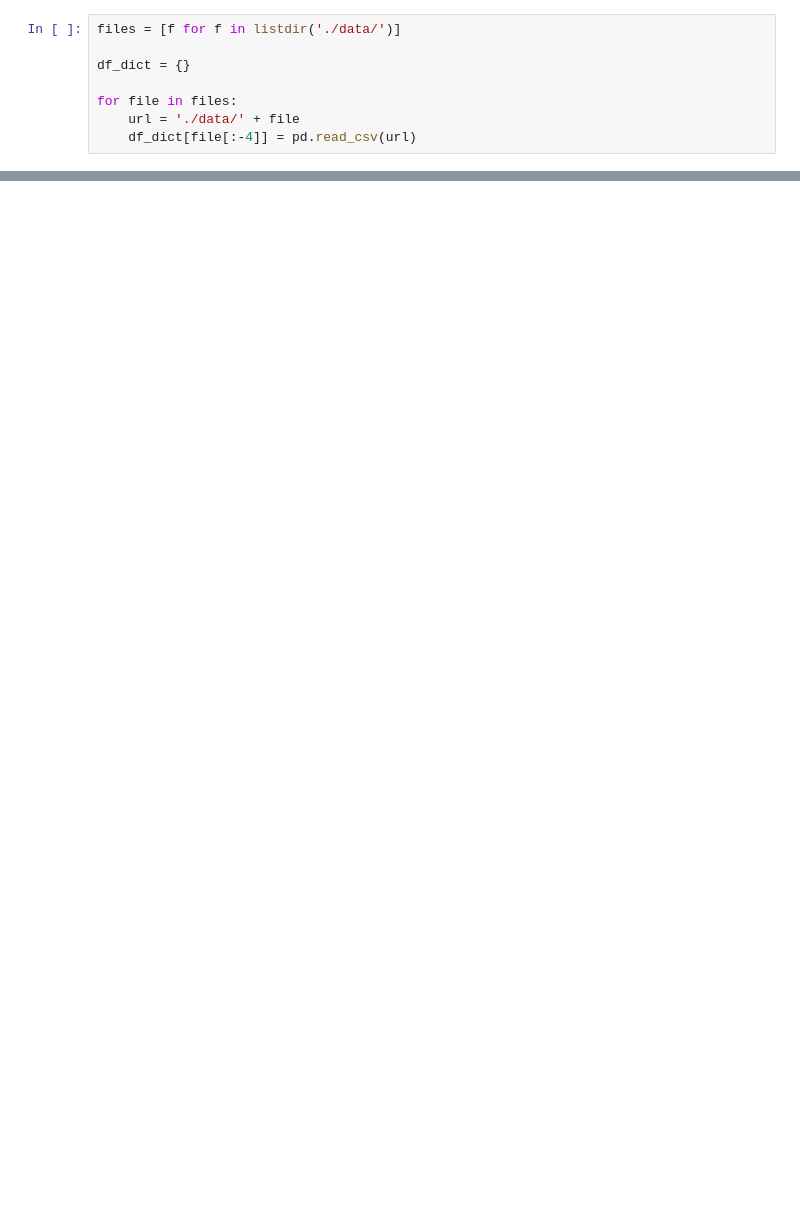
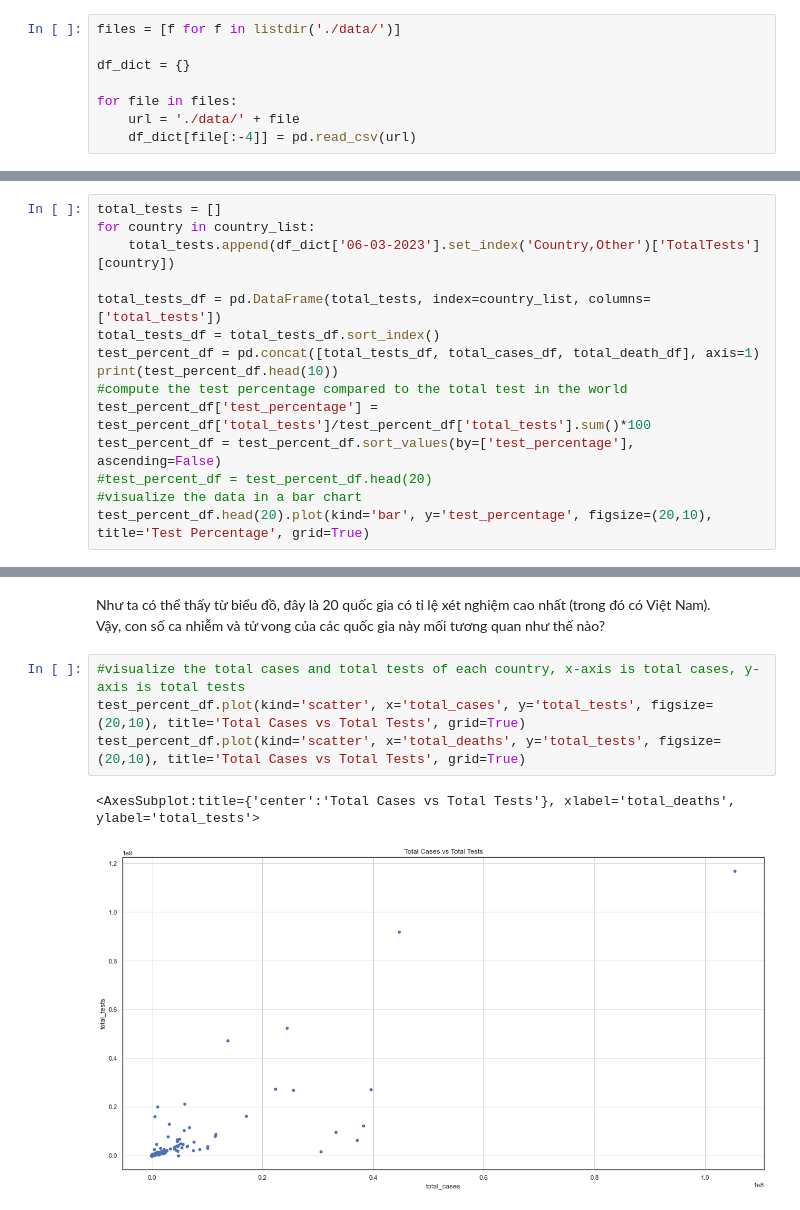
Before and after one commit to vntan/Covid-19-Analysis, a Jupyter notebook: visualization.ipynb, the cells around one changed output, grey strips where cells are left out. Cells and saved outputs as stored; diff of their text form; blank space fills up the shorter version.

```diff
--- a/visualization.ipynb
+++ b/visualization.ipynb
@@ -92,0 +168,15 @@ new_recovered_df.plot(figsize=(20,10), title='New Recovered', grid=True)
+# %%
+total_tests = []
+for country in country_list:
+    total_tests.append(df_dict['06-03-2023'].set_index('Country,Other')['TotalTests'][country])
+
+total_tests_df = pd.DataFrame(total_tests, index=country_list, columns=['total_tests'])
+total_tests_df = total_tests_df.sort_index()
+test_percent_df = pd.concat([total_tests_df, total_cases_df, total_death_df], axis=1)
+print(test_percent_df.head(10))
+#compute the test percentage compared to the total test in the world
+test_percent_df['test_percentage'] = test_percent_df['total_tests']/test_percent_df['total_tests'].sum()*100
+test_percent_df = test_percent_df.sort_values(by=['test_percentage'], ascending=False)
+#test_percent_df = test_percent_df.head(20)
+#visualize the data in a bar chart
+test_percent_df.head(20).plot(kind='bar', y='test_percentage', figsize=(20,10), title='Test Percentage', grid=True)
@@ -92,0 +197,10 @@ new_recovered_df.plot(figsize=(20,10), title='New Recovered', grid=True)
+# %% [markdown]
+Như ta có thể thấy từ biểu đồ, đây là 20 quốc gia có tỉ lệ xét nghiệm cao nhất (trong đó có Việt Nam). \
+Vậy, con số ca nhiễm và tử vong của các quốc gia này mối tương quan như thế nào?
+# %%
+#visualize the total cases and total tests of each country, x-axis is total cases, y-axis is total tests
+test_percent_df.plot(kind='scatter', x='total_cases', y='total_tests', figsize=(20,10), title='Total Cases vs Total Tests', grid=True)
+test_percent_df.plot(kind='scatter', x='total_deaths', y='total_tests', figsize=(20,10), title='Total Cases vs Total Tests', grid=True)
+# %% [output]
+<AxesSubplot:title={'center':'Total Cases vs Total Tests'}, xlabel='total_deaths', ylabel='total_tests'>
+[figure, added]
```
Also changed, not shown: parts of 30 cells of this notebook, 6 other files.
